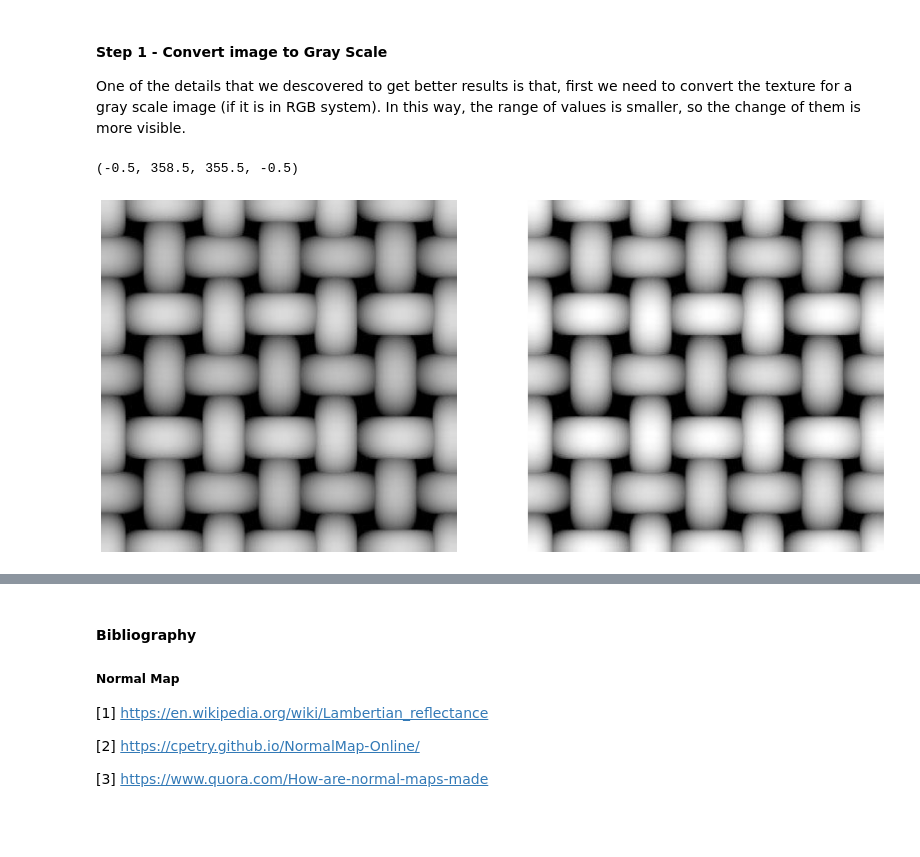
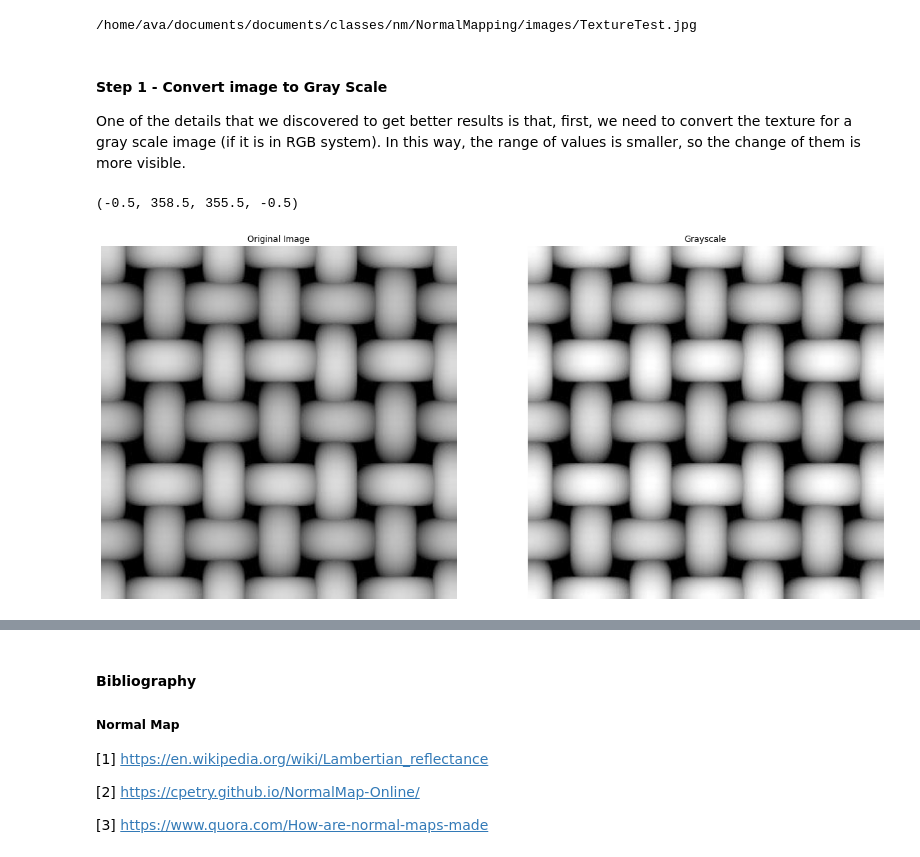
Before and after one commit to vitorgt/NormalMapping, a Jupyter notebook: src/nm.ipynb, the cells around one changed output, grey strips where cells are left out. Drawn from its saved outputs; the diff is of its cells as text; code cells hidden in the pictures; blank space fills up the shorter version.

```diff
--- a/src/nm.ipynb
+++ b/src/nm.ipynb
@@ -63,3 +81,16 @@ img = np.asarray(img, dtype=float)
+# %%
+data['settings']['filepath'] = str(input()).rstrip()
+# take a texture image as input
+
+data['images']['original'] = imageio.imread(data['settings']['filepath'])
+data['images']['original'] = np.asarray(data['images']['original'], dtype=float)
+
+# We store image's width, height and its dimension
+data['settings']['img_shape'] = np.array(data['images']['original'].shape)
+data['settings']['original_dim'] = np.array(data['settings']['img_shape'].shape)[0]
+data['settings']['img_shape'] = data['settings']['img_shape'][:2]
+# %% [output]
+/home/ava/documents/documents/classes/nm/NormalMapping/images/TextureTest.jpg
 # %%
 def map_values(image, newMin=0, newMax=255):
     """Maps matrix's values from [`originalMin`, `originalMax`] to [`newMin`, `newMax`]"""
@@ -77,8 +109,8 @@ def map_values_rgb(image, newMin=0, newMax=255):
 # %% [markdown]
 #### Step 1 - Convert image to Gray Scale
 
-One of the details that we descovered to get better results is that,
-first we need to convert the texture for a gray scale image (if it is in
+One of the details that we discovered to get better results is that,
+first, we need to convert the texture for a gray scale image (if it is in
 RGB system). In this way, the range of values is smaller, so the change
 of them is more visible.
 # %%
@@ -89,21 +121,28 @@ def rgb_to_gray(rgb):
     # gray = 0.2989 * r + 0.5870 * g + 0.1140 * b
     gray = 0.2126 * r + 0.7152 * g + 0.0722 * b
     return gray
+# %%
+if data['settings']['original_dim'] == 3:
+    data['images']['gray'] = rgb_to_gray(data['images']['original'])
+elif data['settings']['original_dim'] == 2:
+    data['images']['gray'] = data['images']['original']
+else:
+    raise ValueError('We can only handle 2 and 3 dimensions matrices.')
 # %%
-gray_img = rgb_to_gray(img)
-
 plt.figure(figsize=(20, 20))
 
 plt.subplot(121)
-plt.imshow(img.astype(np.uint8))
+plt.imshow(data['images']['original'].astype(np.uint8))
+plt.title('Original Image')
 plt.axis('off')
 
 plt.subplot(122)
-plt.imshow(gray_img, cmap="gray")
+plt.imshow(data['images']['gray'].astype(np.uint8), cmap="gray")
+plt.title('Grayscale')
 plt.axis('off')
 # %% [output]
 (-0.5, 358.5, 355.5, -0.5)
-[figure, old version]
+[figure, new version]
 # %% [markdown]
 #### [Optional] Step 2 - Blurring the image
 
```
Also changed, not shown: parts of 21 cells of this notebook, 1 other file.
